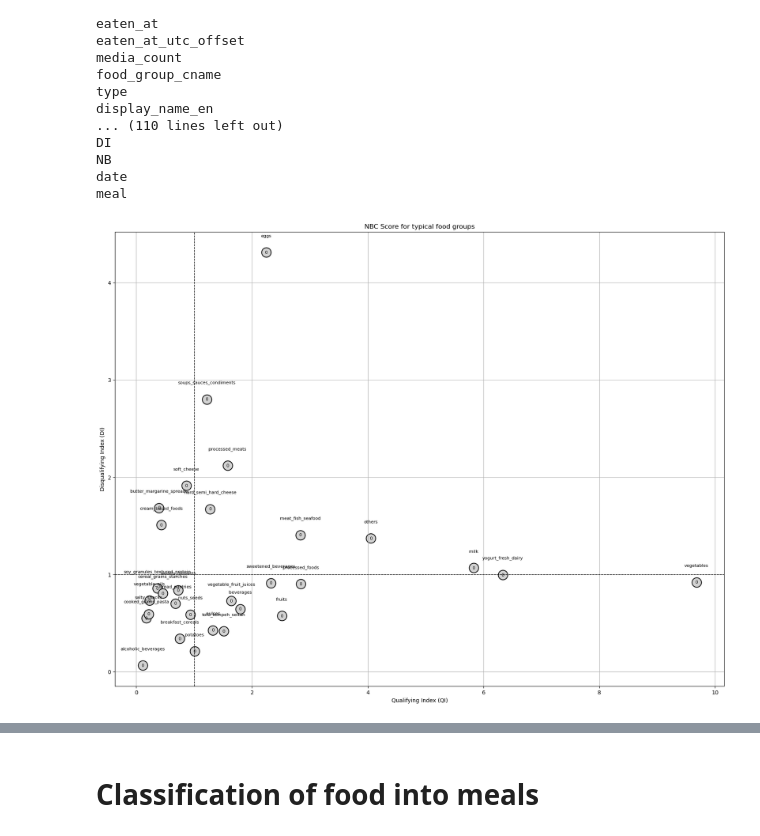
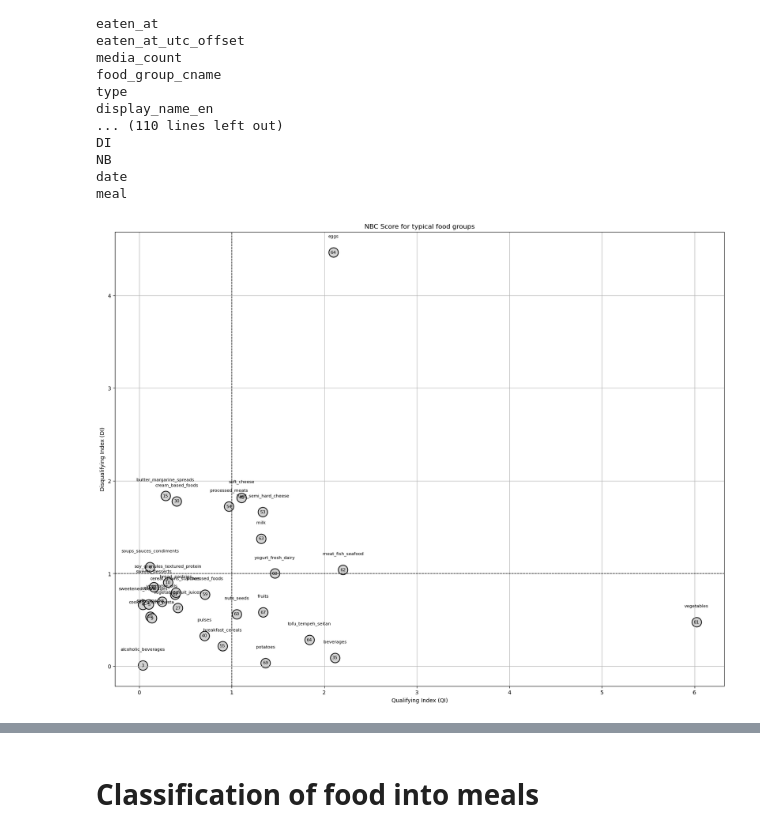
Before and after one commit to sskyxx/Bachelor-Project, a Jupyter notebook: Nutrient_metric.ipynb, the cells around one changed output, grey strips where cells are left out. Drawn from its saved outputs; the diff is of its cells as text; code cells hidden in the pictures.

Commit message:
Statistical test and graph

```diff
--- a/Nutrient_metric.ipynb
+++ b/Nutrient_metric.ipynb
@@ -232,7 +232,7 @@ def calculate_nb(row, nutrient_cols):
       nb_ratios[nutrient + '_truncated'] = min(qi[nutrient + '_ratio'], 1)
 
 
-    nb_ratios["NB"] = np.sum([i for i in nb_ratios.values()]) / len(nutrient_cols)
+    nb_ratios["NB"] = np.sum([i for i in nb_ratios.values()]) / len(nutrient_cols) * 100
     #nb_ratios['NB'] = np.median([i for i in nb_ratios.values()]) * 100
 
     nb_ratios["combined_name"] = qi["combined_name"]
@@ -383,9 +383,9 @@ vegetable_categories = {
         'turnip', 'navet', 'steckrübe',
         'parsnip', 'panais', 'pastinake',
         'celeriac', 'céleri-rave', 'knollensellerie',
-        'onion', 'oignon', 'zwiebel',
+        #'onion', 'oignon', 'zwiebel',
         'radish', 'radis', 'radieschen',
-        'fennel', 'fenouil', 'fenchel',
+        #'fennel', 'fenouil', 'fenchel',
         'potato', 'pomme de terre', 'kartoffel'
     ],
     'leafy_vegetables': [
@@ -402,12 +402,12 @@ vegetable_categories = {
     ],
     'fruity_vegetables': [
         'avocado', 'avocat',
-        'asparagus', 'asperge', 'spargel',
+        #'asparagus', 'asperge', 'spargel',
         'cucumber', 'cucumbers', 'concombre',
         'eggplant', 'aubergine',
         'olive',
         'pea', 'peas', 'pois', 'erbse', 'erbsen',
-        'maïs', 'mais',
+        #'maïs', 'mais',
         'tomato', 'tomate',
         'pepper', 'poivron', 'paprika',
         'squash', 'courge', 'kürbis',
@@ -441 +441,4 @@ pickled_vegetables       73
 Name: count, dtype: int64
+# %%
+for i in df_vegetables.columns :
+    print(i)
@@ -552,27 +586,27 @@ meal
 # %%
 plt.figure(figsize=(20, 15))
 
-data = df_food_scaled[['QI', 'DI', 'NB', 'combined_name', 'food_group']].groupby('food_group').mean(numeric_only=True).sort_values('QI')
+data = df_food_scaled[['QI', 'DI', 'NB', 'combined_name', 'food_group']].groupby('food_group').median(numeric_only=True).sort_values('QI')
 
 ax = sns.scatterplot(data=data, x='QI',y='DI',s=300,color='lightgray',edgecolor='black')
 
 for i, row in data.iterrows():
 
     x = row['QI']
     y = row['DI']
     nb_values = row['NB']
 
-    plt.text(x, y, f"{int(nb_values)}", ha='center', va='center', fontsize=8)
+    plt.text(x, y, f"{int(nb_values)}", ha='center', va='center', fontsize=8, zorder=10)
 
-    plt.text(x, y + 0.15, i ,ha='center', va='bottom',fontsize=8, color='black')
+    plt.text(x, y + 0.15, i ,ha='center', va='bottom',fontsize=8, color='black', zorder=10)
 
 
 plt.axvline(x=1, color='black', linestyle='--', linewidth=1)
 plt.axhline(y=1, color='black', linestyle='--', linewidth=1)
 plt.xlabel('Qualifying Index (QI)')
 plt.ylabel('Disqualifying Index (DI)')
 plt.title('NBC Score for typical food groups')
 plt.grid()
 plt.show()
 # %% [output]
-[figure, old version]
+[figure, new version]
```
Also changed, not shown: parts of 41 cells of this notebook.
